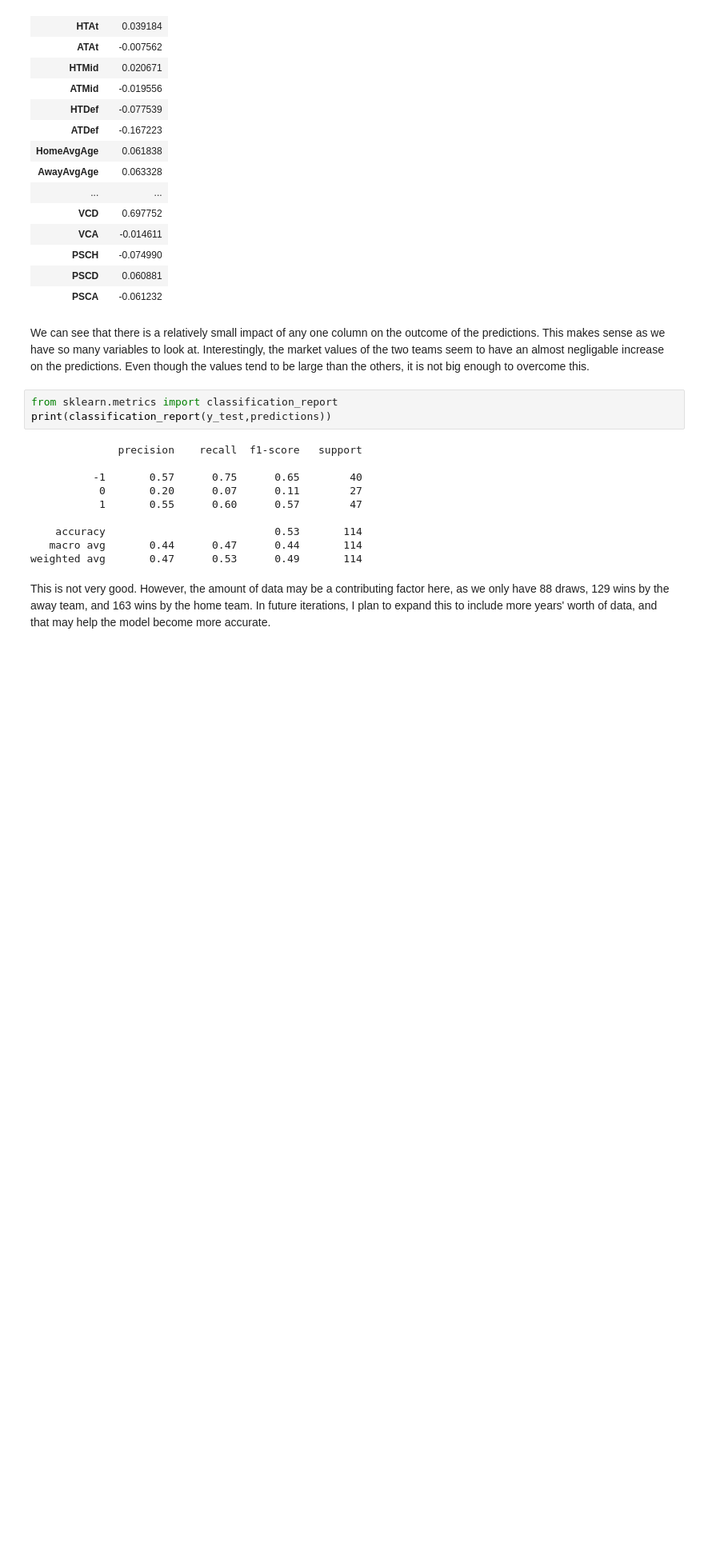
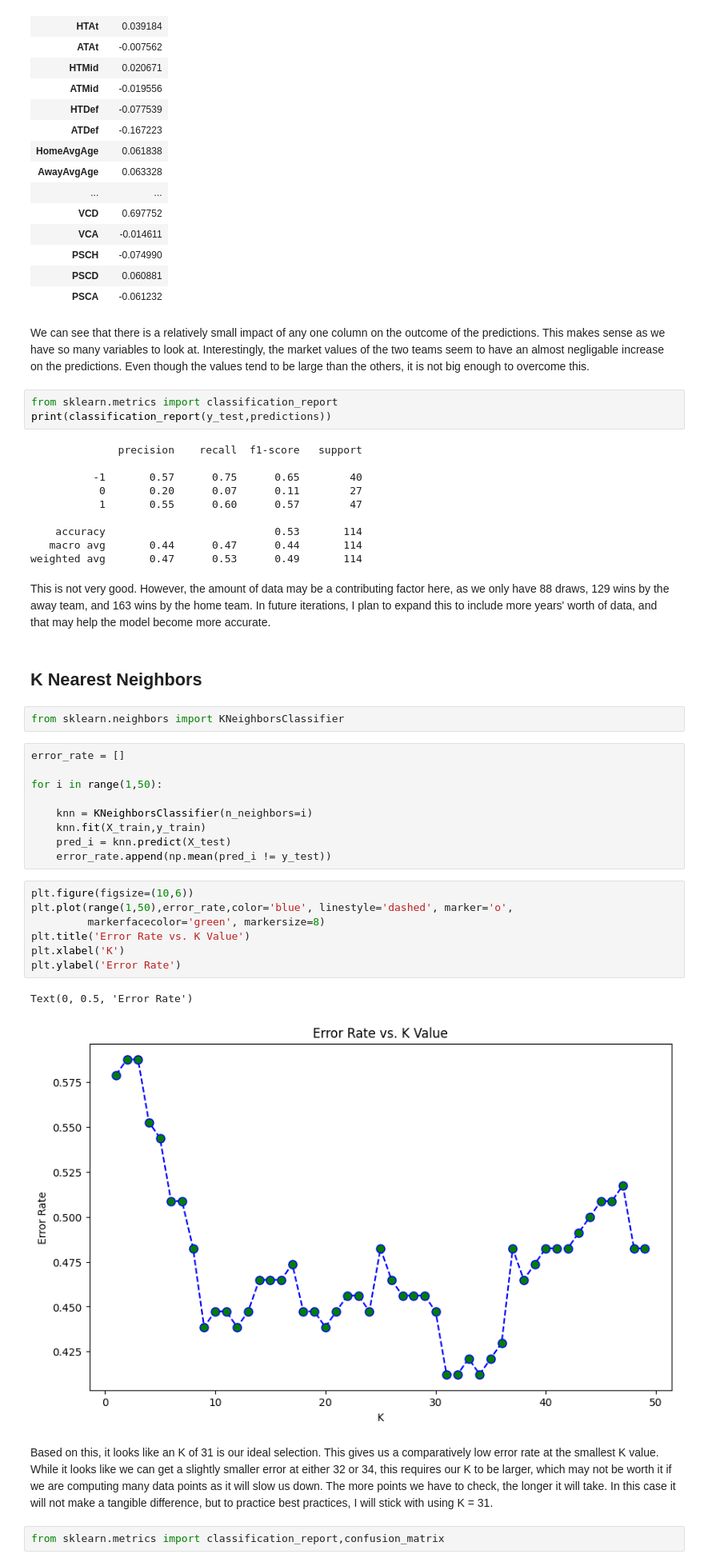
Before and after one commit to jwertheim10/DataScienceProjects, a Jupyter notebook: Soccer Analysis/soccerAnalysis.ipynb, the cells around one changed output. Shown at 80% size. Saved outputs shown, nothing was run; the diff lists cells and outputs as text; blank space fills up the shorter version.

```diff
--- a/Soccer Analysis/soccerAnalysis.ipynb
+++ b/Soccer Analysis/soccerAnalysis.ipynb
@@ -321,3 +321,30 @@ print(classification_report(y_test,predictions))
 weighted avg       0.47      0.53      0.49       114
 # %% [markdown]
 This is not very good. However, the amount of data may be a contributing factor here, as we only have 88 draws, 129 wins by the away team, and 163 wins by the home team. In future iterations, I plan to expand this to include more years' worth of data, and that may help the model become more accurate.
+# %% [markdown]
+## K Nearest Neighbors
+# %%
+from sklearn.neighbors import KNeighborsClassifier
+# %%
+error_rate = []
+
+for i in range(1,50):
+
+    knn = KNeighborsClassifier(n_neighbors=i)
+    knn.fit(X_train,y_train)
+    pred_i = knn.predict(X_test)
+    error_rate.append(np.mean(pred_i != y_test))
+# %%
+plt.figure(figsize=(10,6))
+plt.plot(range(1,50),error_rate,color='blue', linestyle='dashed', marker='o',
+         markerfacecolor='green', markersize=8)
+plt.title('Error Rate vs. K Value')
+plt.xlabel('K')
+plt.ylabel('Error Rate')
+# %% [output]
+Text(0, 0.5, 'Error Rate')
+[figure, added]
+# %% [markdown]
+Based on this, it looks like an K of 31 is our ideal selection. This gives us a comparatively low error rate at the smallest K value. While it looks like we can get a slightly smaller error at either 32 or 34, this requires our K to be larger, which may not be worth it if we are computing many data points as it will slow us down. The more points we have to check, the longer it will take. In this case it will not make a tangible difference, but to practice best practices, I will stick with using K = 31.
+# %%
+from sklearn.metrics import classification_report,confusion_matrix
```
Also changed, not shown: parts of 2 cells of this notebook.
